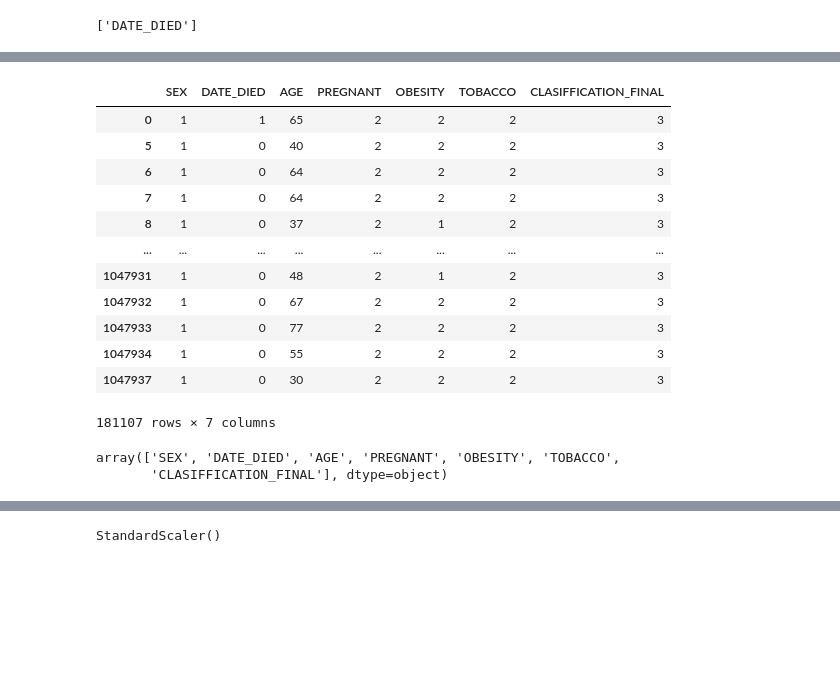
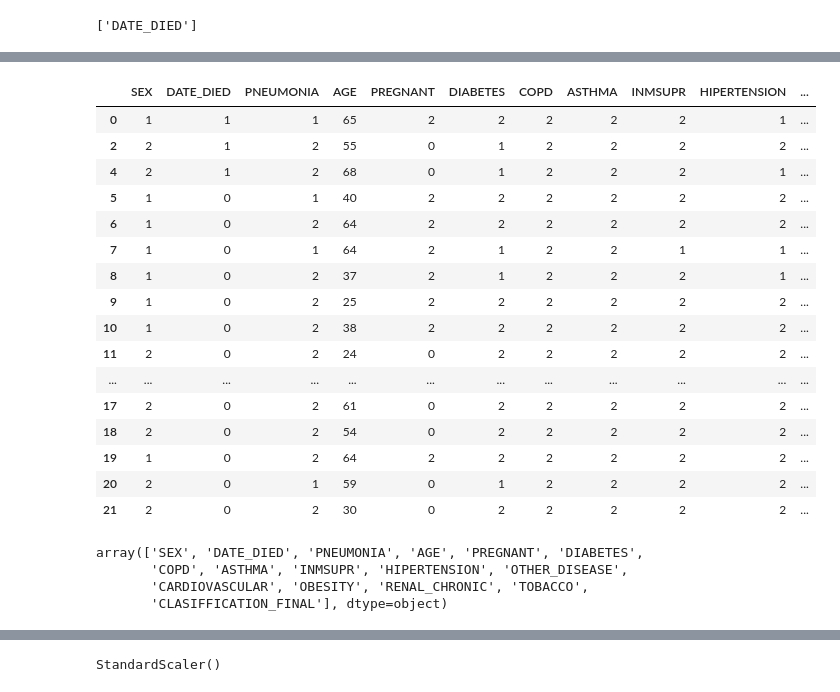
Before and after one commit to rvroomiii/group_hub, a Jupyter notebook: data_analysis/COVID_data_analysis.ipynb, the cells around one changed output, grey strips where cells are left out. Saved outputs shown, nothing was run; the diff lists cells and outputs as text; code cells hidden in the pictures; blank space fills up the shorter version.

```diff
--- a/data_analysis/COVID_data_analysis.ipynb
+++ b/data_analysis/COVID_data_analysis.ipynb
@@ -88,3 +89,7 @@ covid_df
 covid_df.dtypes[covid_df.dtypes == "object"].index.tolist()
 # %% [output]
 ['DATE_DIED']
+# %%
+# Replace missing data (97 and 98) with zero .
+covid_df["PREGNANT"] = covid_df["PREGNANT"].replace([97,98], [0,0])
+#covid_df.loc[covid_df["PREGNANT"] == "97", "PREGNANT"] = 0
@@ -91,6 +112,6 @@ covid_df.dtypes[covid_df.dtypes == "object"].index.tolist()
 # %%
 # Drop NA values(values>2)and column with too much missing values
-covid_df = covid_df.drop(covid_df[covid_df["PREGNANT"] > 2].index)
+#covid_df = covid_df.drop(covid_df[covid_df["PREGNANT"] > 2].index)
 covid_df = covid_df.drop(covid_df[covid_df["CLASIFFICATION_FINAL"] >= 4].index)
 # %%
 # Feature grouping
@@ -100,26 +121,32 @@ covid_df = covid_df.drop(covid_df[covid_df["CLASIFFICATION_FINAL"] >= 4].index)
 # %%
 # Drop features with least importance
 covid_df = covid_df.drop(["INTUBED","ICU","MEDICAL_UNIT","USMER","PATIENT_TYPE"], axis = 1)
-covid_df
+covid_df.head(20)
 # %% [output]
-|  | SEX | DATE_DIED | AGE | PREGNANT | OBESITY | TOBACCO | CLASIFFICATION_FINAL |
-| 0 | 1 | 1 | 65 | 2 | 2 | 2 | 3 |
-| 5 | 1 | 0 | 40 | 2 | 2 | 2 | 3 |
-| 6 | 1 | 0 | 64 | 2 | 2 | 2 | 3 |
-| 7 | 1 | 0 | 64 | 2 | 2 | 2 | 3 |
-| 8 | 1 | 0 | 37 | 2 | 1 | 2 | 3 |
-| ... | ... | ... | ... | ... | ... | ... | ... |
-| 1047931 | 1 | 0 | 48 | 2 | 1 | 2 | 3 |
-| 1047932 | 1 | 0 | 67 | 2 | 2 | 2 | 3 |
-| 1047933 | 1 | 0 | 77 | 2 | 2 | 2 | 3 |
-| 1047934 | 1 | 0 | 55 | 2 | 2 | 2 | 3 |
-| 1047937 | 1 | 0 | 30 | 2 | 2 | 2 | 3 |
+|  | SEX | DATE_DIED | PNEUMONIA | AGE | PREGNANT | DIABETES | COPD | ASTHMA | INMSUPR | HIPERTENSION | ... |
+| 0 | 1 | 1 | 1 | 65 | 2 | 2 | 2 | 2 | 2 | 1 | ... |
+| 2 | 2 | 1 | 2 | 55 | 0 | 1 | 2 | 2 | 2 | 2 | ... |
+| 4 | 2 | 1 | 2 | 68 | 0 | 1 | 2 | 2 | 2 | 1 | ... |
+| 5 | 1 | 0 | 1 | 40 | 2 | 2 | 2 | 2 | 2 | 2 | ... |
+| 6 | 1 | 0 | 2 | 64 | 2 | 2 | 2 | 2 | 2 | 2 | ... |
+| 7 | 1 | 0 | 1 | 64 | 2 | 1 | 2 | 2 | 1 | 1 | ... |
+| 8 | 1 | 0 | 2 | 37 | 2 | 1 | 2 | 2 | 2 | 1 | ... |
+| 9 | 1 | 0 | 2 | 25 | 2 | 2 | 2 | 2 | 2 | 2 | ... |
+| 10 | 1 | 0 | 2 | 38 | 2 | 2 | 2 | 2 | 2 | 2 | ... |
+| 11 | 2 | 0 | 2 | 24 | 0 | 2 | 2 | 2 | 2 | 2 | ... |
+| ... | ... | ... | ... | ... | ... | ... | ... | ... | ... | ... | ... |
+| 17 | 2 | 0 | 2 | 61 | 0 | 2 | 2 | 2 | 2 | 2 | ... |
+| 18 | 2 | 0 | 2 | 54 | 0 | 2 | 2 | 2 | 2 | 2 | ... |
+| 19 | 1 | 0 | 2 | 64 | 2 | 2 | 2 | 2 | 2 | 2 | ... |
+| 20 | 2 | 0 | 1 | 59 | 0 | 1 | 2 | 2 | 2 | 2 | ... |
+| 21 | 2 | 0 | 2 | 30 | 0 | 2 | 2 | 2 | 2 | 2 | ... |
-181107 rows × 7 columns
 # %%
 # Column values
 covid_df.columns.values
 # %% [output]
-array(['SEX', 'DATE_DIED', 'AGE', 'PREGNANT', 'OBESITY', 'TOBACCO',
+array(['SEX', 'DATE_DIED', 'PNEUMONIA', 'AGE', 'PREGNANT', 'DIABETES',
+       'COPD', 'ASTHMA', 'INMSUPR', 'HIPERTENSION', 'OTHER_DISEASE',
+       'CARDIOVASCULAR', 'OBESITY', 'RENAL_CHRONIC', 'TOBACCO',
        'CLASIFFICATION_FINAL'], dtype=object)
 # %%
 # checking the dtypes
```
Also changed, not shown: parts of 32 cells of this notebook.
